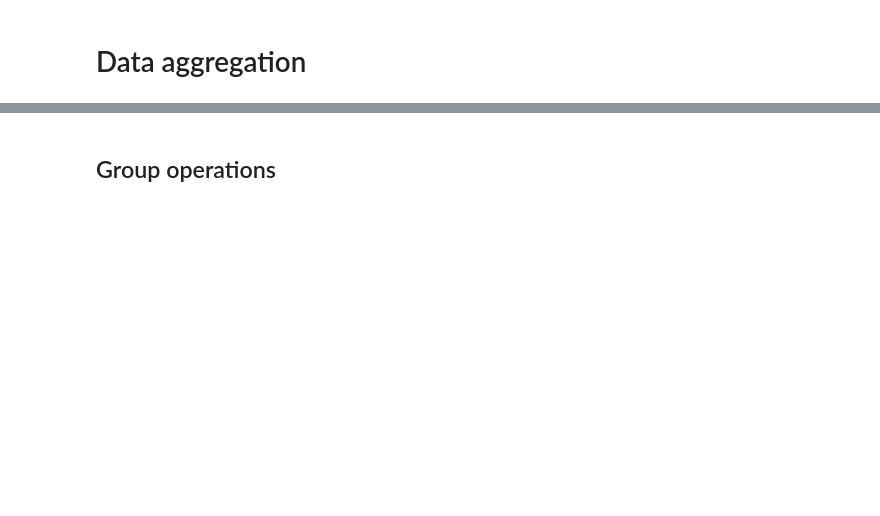
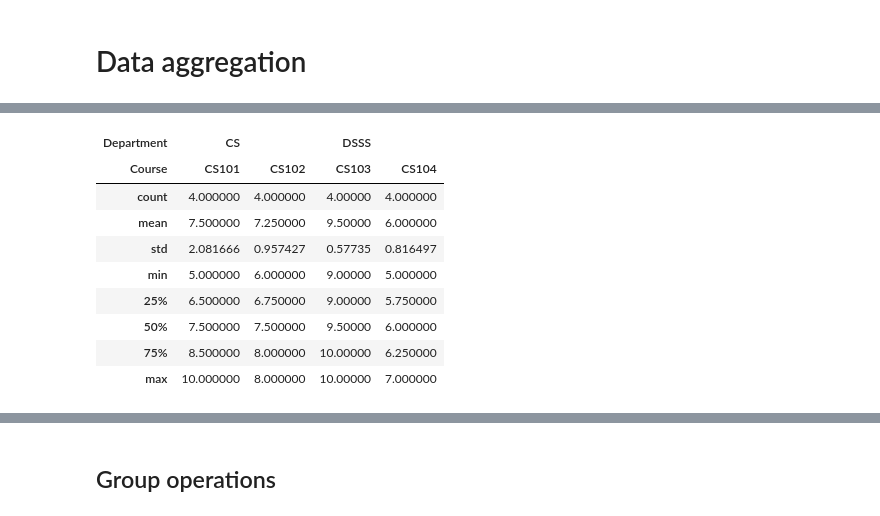
Before and after one commit to bzafiris/jupyter-tutorial, a Jupyter notebook: notebooks/pandas-tutorial.ipynb, the cells around one changed output, grey strips where cells are left out. Saved outputs shown, nothing was run; the diff lists cells and outputs as text; code cells hidden in the pictures; blank space fills up the shorter version.

```diff
--- a/notebooks/pandas-tutorial.ipynb
+++ b/notebooks/pandas-tutorial.ipynb
@@ -434,8 +432,8 @@ df
 # Specify values for each row with Hierarchical Indexing
 data = [[10, 8, 9, 5], [5, 7, 10, 7], [7, 6, 10, 6], [8, 8, 9, 6]]
 # Column MultiIndex
-columnIdx = pd.Index(
-  ['CS101', 'CS102', 'CS103', 'CS104'], names = ['Dept', 'Course'])
+columnIdx = pd.MultiIndex.from_tuples(
+  [('CS', 'CS101'), ('CS', 'CS102'), ('DSSS', 'CS103'), ('DSSS','CS104')], names = ['Department', 'Course'])
 # Row MultiIndex
 rowIdx = pd.MultiIndex.from_tuples(
     [('Postgrad', 'Bob'), ('Undergrad', 'Will'), ('Postgrad', 'Mary'),
@@ -449,3 +453,17 @@ TypeError: Index.__new__() got an unexpected keyword argument 'names'
+# %%
+# Descriptive statistics for each column
+df.describe()
+# %% [output]
+| Department | CS |  | DSSS |  |
+| Course | CS101 | CS102 | CS103 | CS104 |
+| count | 4.000000 | 4.000000 | 4.00000 | 4.000000 |
+| mean | 7.500000 | 7.250000 | 9.50000 | 6.000000 |
+| std | 2.081666 | 0.957427 | 0.57735 | 0.816497 |
+| min | 5.000000 | 6.000000 | 9.00000 | 5.000000 |
+| 25% | 6.500000 | 6.750000 | 9.00000 | 5.750000 |
+| 50% | 7.500000 | 7.500000 | 9.50000 | 6.000000 |
+| 75% | 8.500000 | 8.000000 | 10.00000 | 6.250000 |
+| max | 10.000000 | 8.000000 | 10.00000 | 7.000000 |
 # %%
 # Calculate statistics for a specific column
 df.loc[:, ('CS', 'CS101')].describe()
```
Also changed, not shown: parts of 34 cells of this notebook.
